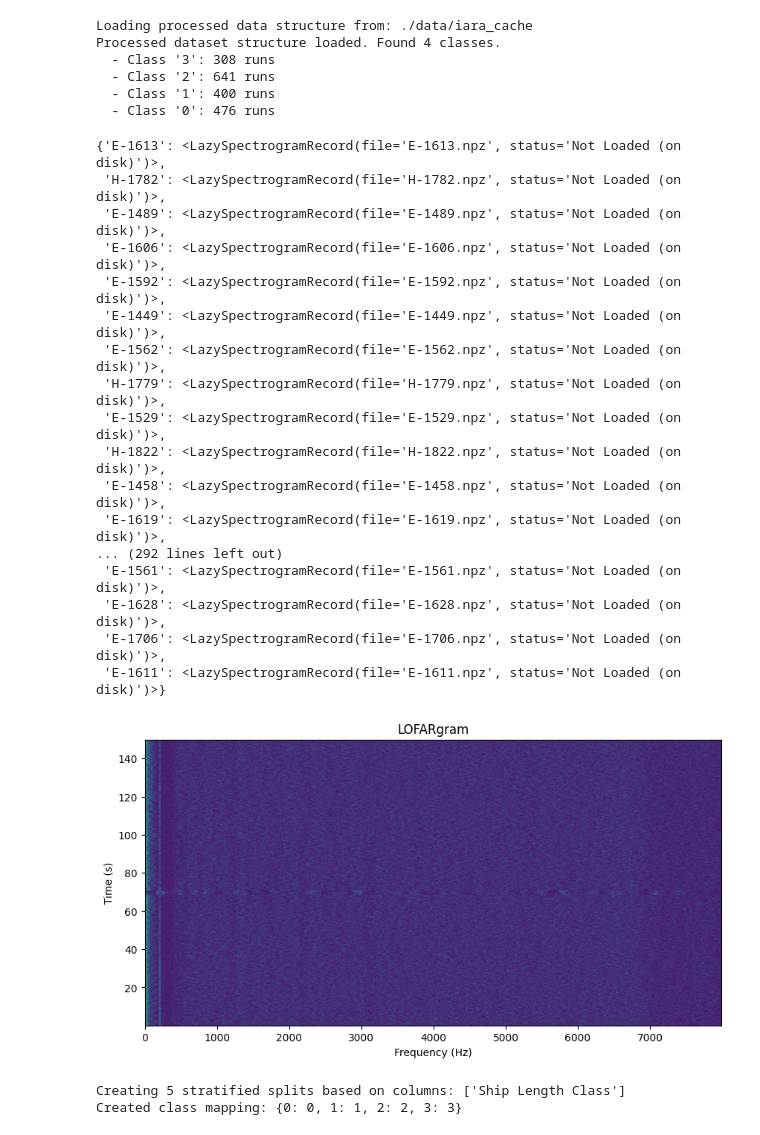
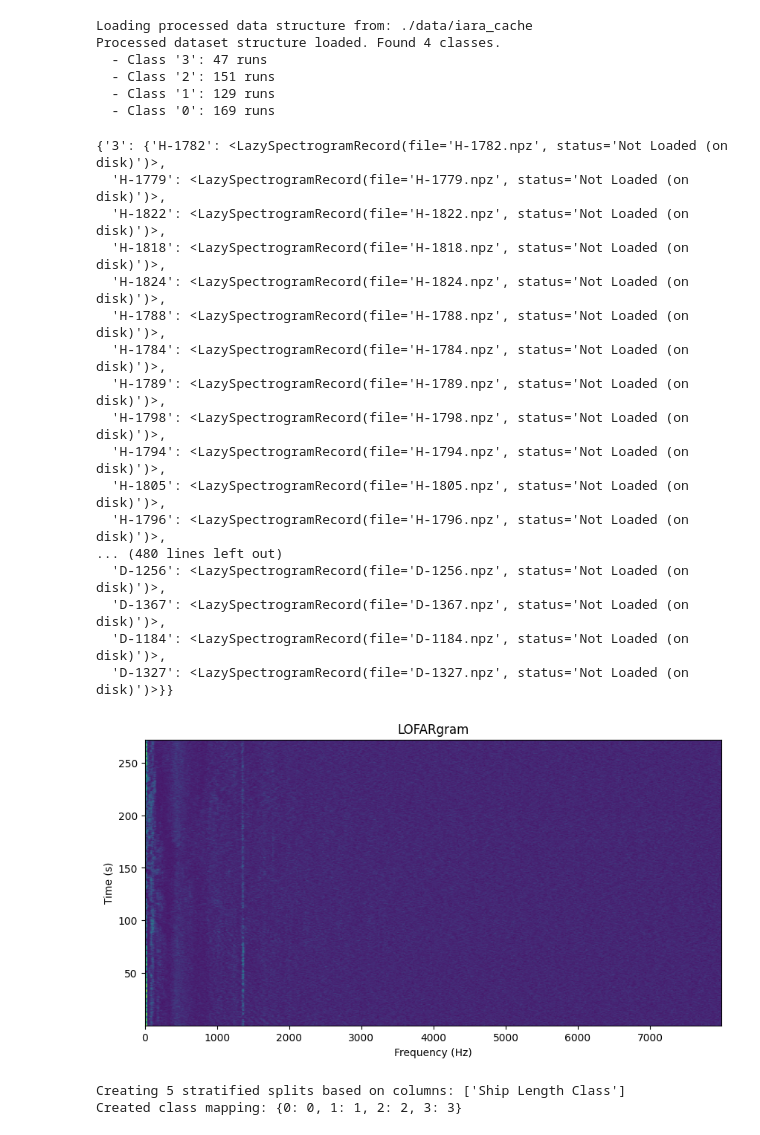
Before and after one commit to jpp0ca/poseidon_deeponet_iara, a Jupyter notebook: examples/iara.ipynb, the cells around one changed output. Saved outputs shown, nothing was run; the diff lists cells and outputs as text; code cells hidden in the pictures.

```diff
--- a/examples/iara.ipynb
+++ b/examples/iara.ipynb
@@ -64,7 +64,7 @@ import matplotlib.pyplot as plt
 config =  {
     "dataset": {
         "name": "iara",
-        "metadata_path": "../../../data/iara.csv",
+        "metadata_path": "../data/iara.csv",
         "raw_data_path" : "/home/iara/",
         "cache_path" : "./data/iara_cache"
     },
@@ -81,7 +81,9 @@ config =  {
     "fold": 0,
     "epochs": 100,
     "patience": 10,
-        "seed": 42
+    "seed": 42,
+    "dc_filter": ['D', 'H']
+
 }
 config = DotWiz(config)
 # %%
@@ -127,28 +128,28 @@ Skipped (already cached):      0 files.
 Failed to process:             0 files.
 # %%
 iara_spectrogram = load_processed_data(cache_dir)
-iara_spectrogram['3']
+iara_spectrogram
 # %% [output]
 Loading processed data structure from: ./data/iara_cache
 Processed dataset structure loaded. Found 4 classes.
-  - Class '3': 308 runs
-  - Class '2': 641 runs
-  - Class '1': 400 runs
-  - Class '0': 476 runs
+  - Class '3': 47 runs
+  - Class '2': 151 runs
+  - Class '1': 129 runs
+  - Class '0': 169 runs
-{'E-1613': <LazySpectrogramRecord(file='E-1613.npz', status='Not Loaded (on disk)')>,
- 'H-1782': <LazySpectrogramRecord(file='H-1782.npz', status='Not Loaded (on disk)')>,
- 'E-1489': <LazySpectrogramRecord(file='E-1489.npz', status='Not Loaded (on disk)')>,
- 'E-1606': <LazySpectrogramRecord(file='E-1606.npz', status='Not Loaded (on disk)')>,
- 'E-1592': <LazySpectrogramRecord(file='E-1592.npz', status='Not Loaded (on disk)')>,
- 'E-1449': <LazySpectrogramRecord(file='E-1449.npz', status='Not Loaded (on disk)')>,
- 'E-1562': <LazySpectrogramRecord(file='E-1562.npz', status='Not Loaded (on disk)')>,
- 'H-1779': <LazySpectrogramRecord(file='H-1779.npz', status='Not Loaded (on disk)')>,
- 'E-1529': <LazySpectrogramRecord(file='E-1529.npz', status='Not Loaded (on disk)')>,
- 'H-1822': <LazySpectrogramRecord(file='H-1822.npz', status='Not Loaded (on disk)')>,
- 'E-1458': <LazySpectrogramRecord(file='E-1458.npz', status='Not Loaded (on disk)')>,
- 'E-1619': <LazySpectrogramRecord(file='E-1619.npz', status='Not Loaded (on disk)')>,
-... (292 lines left out)
- 'E-1561': <LazySpectrogramRecord(file='E-1561.npz', status='Not Loaded (on disk)')>,
- 'E-1628': <LazySpectrogramRecord(file='E-1628.npz', status='Not Loaded (on disk)')>,
- 'E-1706': <LazySpectrogramRecord(file='E-1706.npz', status='Not Loaded (on disk)')>,
- 'E-1611': <LazySpectrogramRecord(file='E-1611.npz', status='Not Loaded (on disk)')>}
+{'3': {'H-1782': <LazySpectrogramRecord(file='H-1782.npz', status='Not Loaded (on disk)')>,
+  'H-1779': <LazySpectrogramRecord(file='H-1779.npz', status='Not Loaded (on disk)')>,
+  'H-1822': <LazySpectrogramRecord(file='H-1822.npz', status='Not Loaded (on disk)')>,
+  'H-1818': <LazySpectrogramRecord(file='H-1818.npz', status='Not Loaded (on disk)')>,
+  'H-1824': <LazySpectrogramRecord(file='H-1824.npz', status='Not Loaded (on disk)')>,
+  'H-1788': <LazySpectrogramRecord(file='H-1788.npz', status='Not Loaded (on disk)')>,
+  'H-1784': <LazySpectrogramRecord(file='H-1784.npz', status='Not Loaded (on disk)')>,
+  'H-1789': <LazySpectrogramRecord(file='H-1789.npz', status='Not Loaded (on disk)')>,
+  'H-1798': <LazySpectrogramRecord(file='H-1798.npz', status='Not Loaded (on disk)')>,
+  'H-1794': <LazySpectrogramRecord(file='H-1794.npz', status='Not Loaded (on disk)')>,
+  'H-1805': <LazySpectrogramRecord(file='H-1805.npz', status='Not Loaded (on disk)')>,
+  'H-1796': <LazySpectrogramRecord(file='H-1796.npz', status='Not Loaded (on disk)')>,
+... (480 lines left out)
+  'D-1256': <LazySpectrogramRecord(file='D-1256.npz', status='Not Loaded (on disk)')>,
+  'D-1367': <LazySpectrogramRecord(file='D-1367.npz', status='Not Loaded (on disk)')>,
+  'D-1184': <LazySpectrogramRecord(file='D-1184.npz', status='Not Loaded (on disk)')>,
+  'D-1327': <LazySpectrogramRecord(file='D-1327.npz', status='Not Loaded (on disk)')>}}
@@ -155,19 +177,19 @@ Processed dataset structure loaded. Found 4 classes.
 # %%
-cls = '3'
-run = 'H-1782'
+cls = '1'
+run = 'D-1313'
 
 sxx =  iara_spectrogram[cls][run]['sxx']
 freq = iara_spectrogram[cls][run]['freq']
 time = iara_spectrogram[cls][run]['time']
 
 from poseidon.visualization import plot_lofargram
 import matplotlib.pyplot as plt
 
 fig, ax = plt.subplots(figsize=(10, 5))
 plot_lofargram(sxx, freq, time, ax=ax)
 plt.show()
 # %% [output]
-[figure, old version]
+[figure, new version]
 # %%
 metadata_df = pd.read_csv(csv_path)
 metadata_df['Length'] = metadata_df['Length'].apply(lambda x: np.nan if x == ' - ' else float(x))
```
Also changed, not shown: parts of 8 cells of this notebook, 17 other files.
